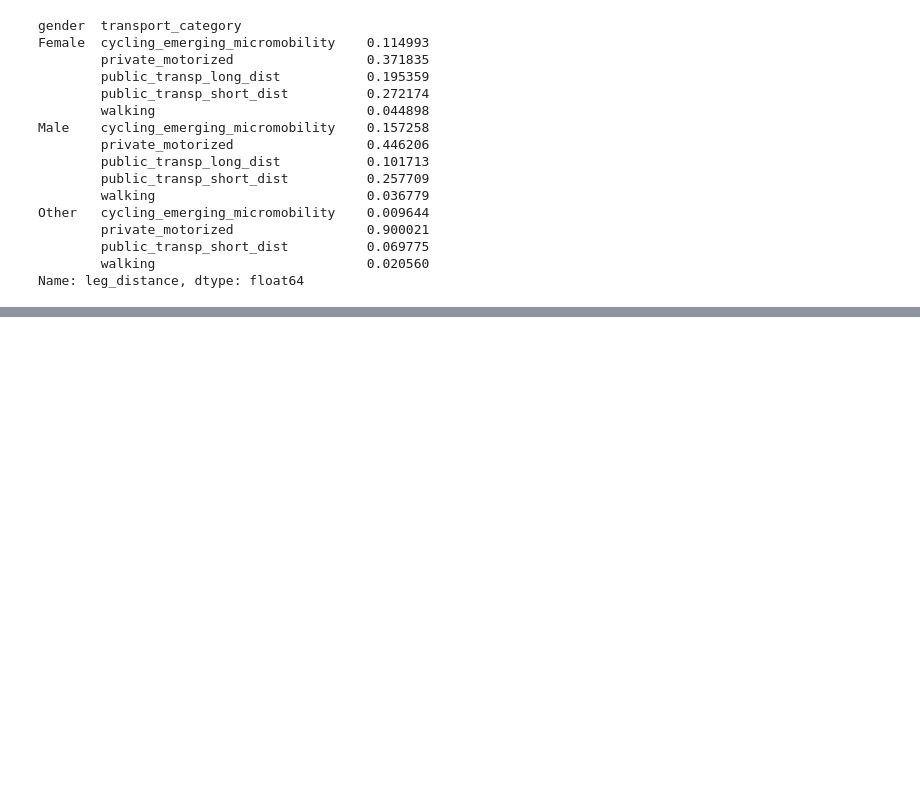
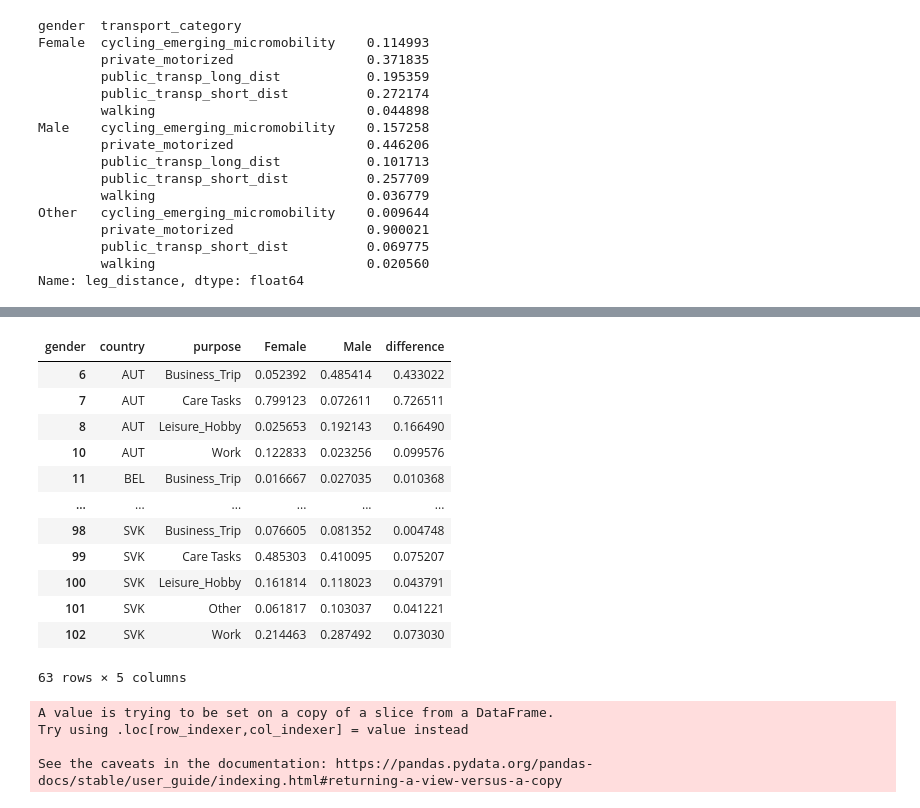
Before and after one commit to zavidos/SmartCitiesLab, a Jupyter notebook: dataset_analysis.ipynb, the cells around one changed output, grey strips where cells are left out. Saved outputs shown, nothing was run; the diff lists cells and outputs as text; code cells hidden in the pictures; blank space fills up the shorter version.

```diff
--- a/dataset_analysis.ipynb
+++ b/dataset_analysis.ipynb
@@ -480,0 +544,24 @@ plt.xticks(rotation=45)
+# %%
+prp_pivot
+# %% [output]
+| gender | country | purpose | Female | Male | difference |
+| 6 | AUT | Business_Trip | 0.052392 | 0.485414 | 0.433022 |
+| 7 | AUT | Care Tasks | 0.799123 | 0.072611 | 0.726511 |
+| 8 | AUT | Leisure_Hobby | 0.025653 | 0.192143 | 0.166490 |
+| 10 | AUT | Work | 0.122833 | 0.023256 | 0.099576 |
+| 11 | BEL | Business_Trip | 0.016667 | 0.027035 | 0.010368 |
+| ... | ... | ... | ... | ... | ... |
+| 98 | SVK | Business_Trip | 0.076605 | 0.081352 | 0.004748 |
+| 99 | SVK | Care Tasks | 0.485303 | 0.410095 | 0.075207 |
+| 100 | SVK | Leisure_Hobby | 0.161814 | 0.118023 | 0.043791 |
+| 101 | SVK | Other | 0.061817 | 0.103037 | 0.041221 |
+| 102 | SVK | Work | 0.214463 | 0.287492 | 0.073030 |
+63 rows × 5 columns
+# %%
+# Convert the 'difference' column into absolute values
+prp_pivot['abs_difference'] = prp_pivot['difference'].abs()
+# %% [output]
+A value is trying to be set on a copy of a slice from a DataFrame.
+Try using .loc[row_indexer,col_indexer] = value instead
+
+See the caveats in the documentation: https://pandas.pydata.org/pandas-docs/stable/user_guide/indexing.html#returning-a-view-versus-a-copy
```
Also changed, not shown: parts of 30 cells of this notebook, 2 other files.
